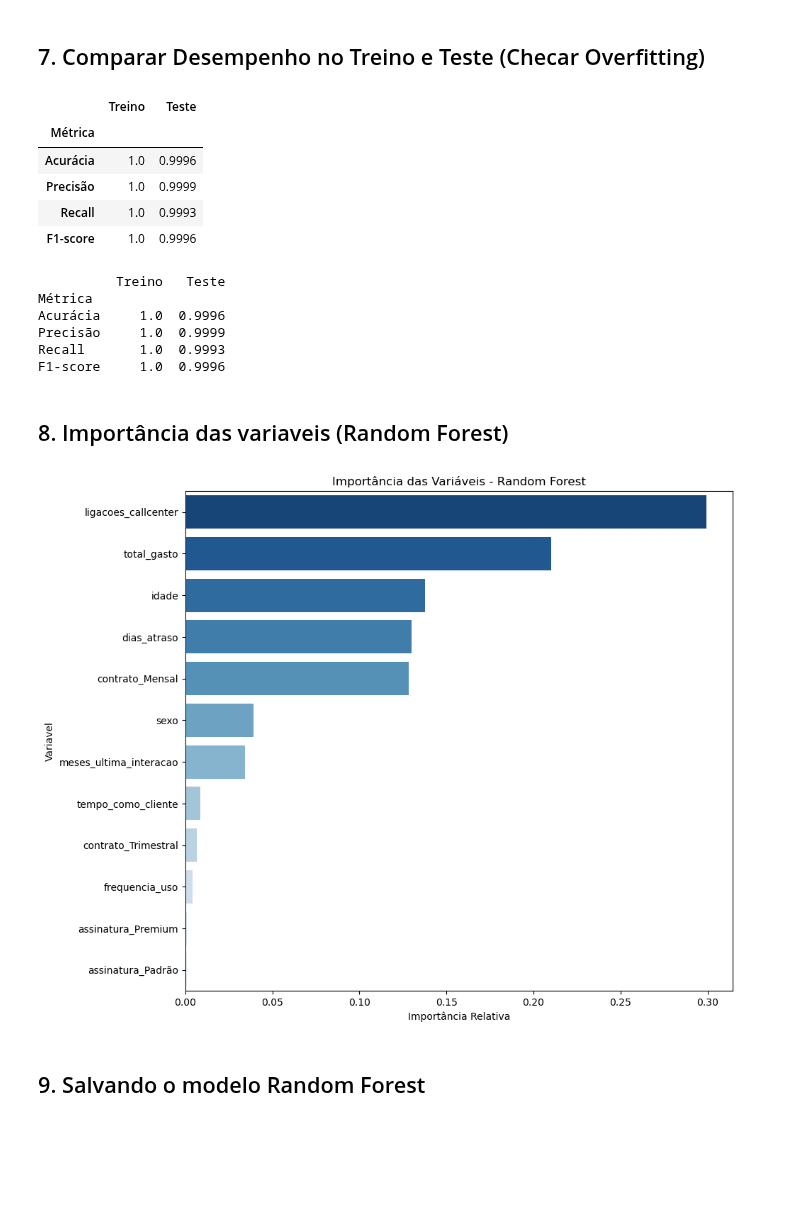
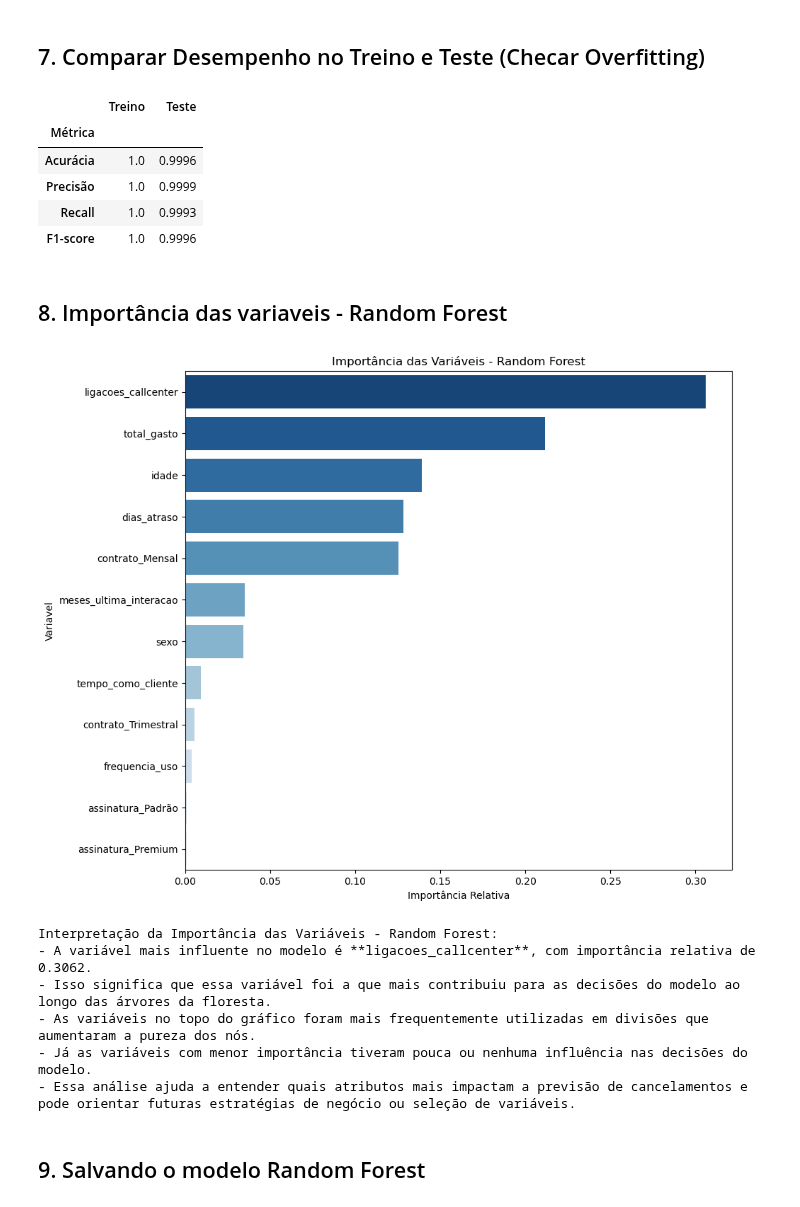
Before and after one commit to jonathasoliv/TCC_Modelagem_Preditiva_Cancelamentos, a Jupyter notebook: Random_Forest/Random_Forest_Hiperparametros.ipynb, the cells around one changed output. Saved outputs shown, nothing was run; the diff lists cells and outputs as text; code cells hidden in the pictures; blank space fills up the shorter version.

Commit message:
Atualizado o Modelo Random Forest

```diff
--- a/Random_Forest/Random_Forest_Hiperparametros.ipynb
+++ b/Random_Forest/Random_Forest_Hiperparametros.ipynb
@@ -252,35 +265,36 @@ display(df_resultados_cv)
 # %% [markdown]
 ## 7. Comparar Desempenho no Treino e Teste (Checar Overfitting)
 # %%
+
 # Avaliação no conjunto de treino
-y_pred_treino = melhor_modelo_rf.predict(X_treino)
+y_pred_treino_rf = melhor_modelo_rf.predict(X_treino)
 
-metricas_treino = {
-    'Acurácia': accuracy_score(y_treino, y_pred_treino),
-    'Precisão': precision_score(y_treino, y_pred_treino),
-    'Recall': recall_score(y_treino, y_pred_treino),
-    'F1-score': f1_score(y_treino, y_pred_treino)
+metricas_treino_rf = {
+    'Acurácia': accuracy_score(y_treino, y_pred_treino_rf),
+    'Precisão': precision_score(y_treino, y_pred_treino_rf),
+    'Recall': recall_score(y_treino, y_pred_treino_rf),
+    'F1-score': f1_score(y_treino, y_pred_treino_rf)
 }
 
 # Avaliação no conjunto de teste
-# (Pode usar os valores de resultados_rf, como você já tinha feito)
-metricas_teste = {
-    'Acurácia': resultados_rf['Acurácia'],
-    'Precisão': resultados_rf['Precisão'],
-    'Recall': resultados_rf['Recall'],
-    'F1-score': resultados_rf['F1-score']
+y_pred_teste_rf = melhor_modelo_rf.predict(X_teste)
+
+resultados_rf = {
+    'Acurácia': accuracy_score(y_teste, y_pred_teste_rf),
+    'Precisão': precision_score(y_teste, y_pred_teste_rf),
+    'Recall': recall_score(y_teste, y_pred_teste_rf),
+    'F1-score': f1_score(y_teste, y_pred_teste_rf)
 }
 
-# Comparação
-df_comparacao = pd.DataFrame({
-    'Métrica': list(metricas_treino.keys()),
-    'Treino': [round(metricas_treino[m], 4) for m in metricas_treino],
-    'Teste': [round(metricas_teste[m], 4) for m in metricas_teste]
+# Comparação treino vs teste
+df_comparacao_rf = pd.DataFrame({
+    'Métrica': list(metricas_treino_rf.keys()),
+    'Treino': [round(metricas_treino_rf[m], 4) for m in metricas_treino_rf],
+    'Teste': [round(resultados_rf[m], 4) for m in resultados_rf]
 }).set_index('Métrica')
 
 # Exibir
-display(df_comparacao)
-print(df_comparacao)
+display(df_comparacao_rf)
 # %% [output]
 |  | Treino | Teste |
 | Métrica |  |  |
@@ -288,42 +302,54 @@ print(df_comparacao)
 | Precisão | 1.0 | 0.9999 |
 | Recall | 1.0 | 0.9993 |
 | F1-score | 1.0 | 0.9996 |
-          Treino   Teste
-Métrica
-Acurácia     1.0  0.9996
-Precisão     1.0  0.9999
-Recall       1.0  0.9993
-F1-score     1.0  0.9996
 # %% [markdown]
-## 8. Importância das variaveis (Random Forest)
+## 8. Importância das variaveis - Random Forest
 # %%
 # Importância das variáveis segundo o Random Forest
 importancias = melhor_modelo_rf.feature_importances_
 variaveis = X_treino.columns
 
 # Criação do DataFrame de importância
 df_importancia_rf = pd.DataFrame({
     'Variavel': variaveis,
     'Importancia': importancias
 }).sort_values(by='Importancia', ascending=False)
 
 # Plot
 plt.figure(figsize=(10, 8))
 sns.barplot(
     x='Importancia',
     y='Variavel',
     data=df_importancia_rf.head(20),
     hue='Variavel',  # usar a própria variável como hue
     dodge=False,
     palette='Blues_r',
     legend=False  # evita legenda desnecessária
 )
 plt.title("Importância das Variáveis - Random Forest")
 plt.xlabel("Importância Relativa")
 plt.tight_layout()
 plt.show()
+
+# Interpretação da importância das variáveis - Random Forest
+print("\nInterpretação da Importância das Variáveis - Random Forest:")
+
+variavel_top1 = df_importancia_rf.iloc[0]['Variavel']
+importancia_top1 = df_importancia_rf.iloc[0]['Importancia']
+
+print(f"- A variável mais influente no modelo é **{variavel_top1}**, com importância relativa de {importancia_top1:.4f}.")
+print("- Isso significa que essa variável foi a que mais contribuiu para as decisões do modelo ao longo das árvores da floresta.")
+print("- As variáveis no topo do gráfico foram mais frequentemente utilizadas em divisões que aumentaram a pureza dos nós.")
+print("- Já as variáveis com menor importância tiveram pouca ou nenhuma influência nas decisões do modelo.")
+print("- Essa análise ajuda a entender quais atributos mais impactam a previsão de cancelamentos e pode orientar futuras estratégias de negócio ou seleção de variáveis.")
 # %% [output]
-[figure, old version]
+[figure, new version]
+Interpretação da Importância das Variáveis - Random Forest:
+- A variável mais influente no modelo é **ligacoes_callcenter**, com importância relativa de 0.3062.
+- Isso significa que essa variável foi a que mais contribuiu para as decisões do modelo ao longo das árvores da floresta.
+- As variáveis no topo do gráfico foram mais frequentemente utilizadas em divisões que aumentaram a pureza dos nós.
+- Já as variáveis com menor importância tiveram pouca ou nenhuma influência nas decisões do modelo.
+- Essa análise ajuda a entender quais atributos mais impactam a previsão de cancelamentos e pode orientar futuras estratégias de negócio ou seleção de variáveis.
 # %% [markdown]
 ## 9. Salvando o modelo Random Forest
 # %%
```
Also changed, not shown: parts of 7 cells of this notebook, 1 other file.
